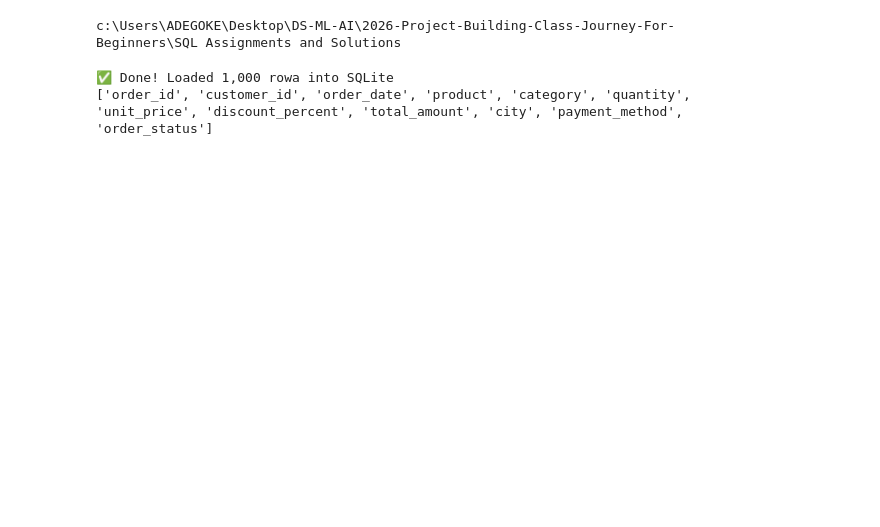
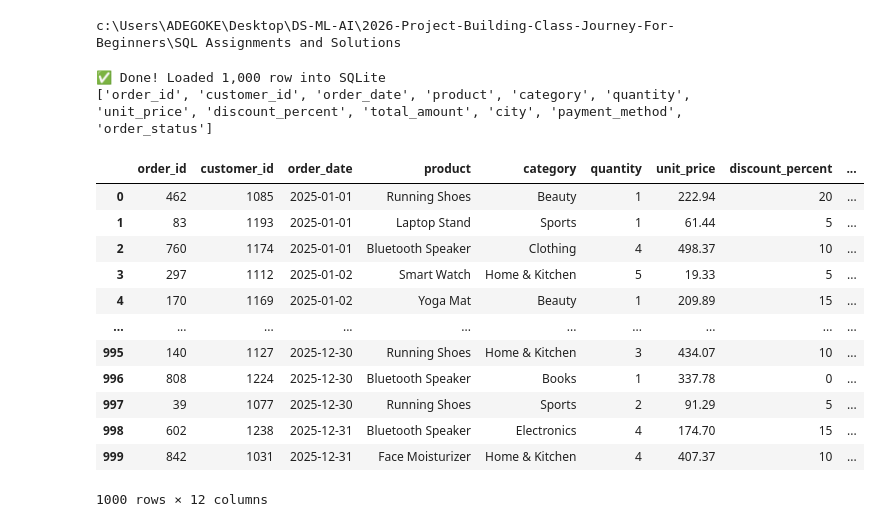
Before and after one commit to Thomasayanfeoluwa/2026-Python-Training-Class---Tutorial-For-Beginners, a Jupyter notebook: SQL Assignments and Solutions/sqlite3.ipynb, the cells around one changed output. Saved outputs shown, nothing was run; the diff lists cells and outputs as text; code cells hidden in the pictures; blank space fills up the shorter version.

Commit message:
SQLite Practice

```diff
--- a/SQL Assignments and Solutions/sqlite3.ipynb
+++ b/SQL Assignments and Solutions/sqlite3.ipynb
@@ -16,8 +16,8 @@ df = pd.read_csv("..\data/ecommerce_dataset.csv")
 # Save it as a SQL table
 df.to_sql("orders", conn, if_exists="replace", index=False)
 
-print(f"✅ Done! Loaded {len(df):,} rowa into SQLite")
+print(f"✅ Done! Loaded {len(df):,} row into SQLite")
 print(df.columns.tolist()) # This is to see all columns
 # %% [output]
-✅ Done! Loaded 1,000 rowa into SQLite
+✅ Done! Loaded 1,000 row into SQLite
 ['order_id', 'customer_id', 'order_date', 'product', 'category', 'quantity', 'unit_price', 'discount_percent', 'total_amount', 'city', 'payment_method', 'order_status']
@@ -23,0 +29,16 @@ print(df.columns.tolist()) # This is to see all columns
+# %%
+run_sql("SELECT * FROM orders;")
+# %% [output]
+|  | order_id | customer_id | order_date | product | category | quantity | unit_price | discount_percent | ... |
+| 0 | 462 | 1085 | 2025-01-01 | Running Shoes | Beauty | 1 | 222.94 | 20 | ... |
+| 1 | 83 | 1193 | 2025-01-01 | Laptop Stand | Sports | 1 | 61.44 | 5 | ... |
+| 2 | 760 | 1174 | 2025-01-01 | Bluetooth Speaker | Clothing | 4 | 498.37 | 10 | ... |
+| 3 | 297 | 1112 | 2025-01-02 | Smart Watch | Home & Kitchen | 5 | 19.33 | 5 | ... |
+| 4 | 170 | 1169 | 2025-01-02 | Yoga Mat | Beauty | 1 | 209.89 | 15 | ... |
+| ... | ... | ... | ... | ... | ... | ... | ... | ... | ... |
+| 995 | 140 | 1127 | 2025-12-30 | Running Shoes | Home & Kitchen | 3 | 434.07 | 10 | ... |
+| 996 | 808 | 1224 | 2025-12-30 | Bluetooth Speaker | Books | 1 | 337.78 | 0 | ... |
+| 997 | 39 | 1077 | 2025-12-30 | Running Shoes | Sports | 2 | 91.29 | 5 | ... |
+| 998 | 602 | 1238 | 2025-12-31 | Bluetooth Speaker | Electronics | 4 | 174.70 | 15 | ... |
+| 999 | 842 | 1031 | 2025-12-31 | Face Moisturizer | Home & Kitchen | 4 | 407.37 | 10 | ... |
+1000 rows × 12 columns
```
Also changed, not shown: parts of 11 cells of this notebook, 2 other files.
